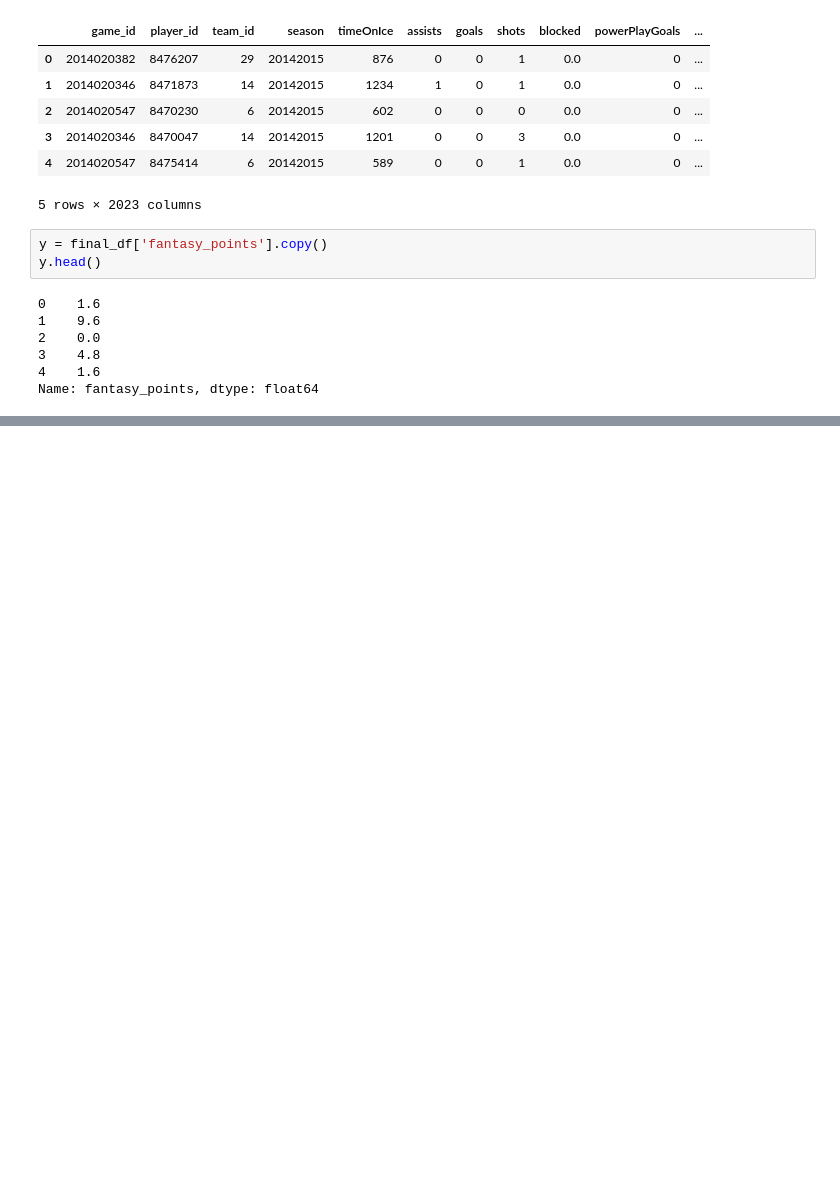
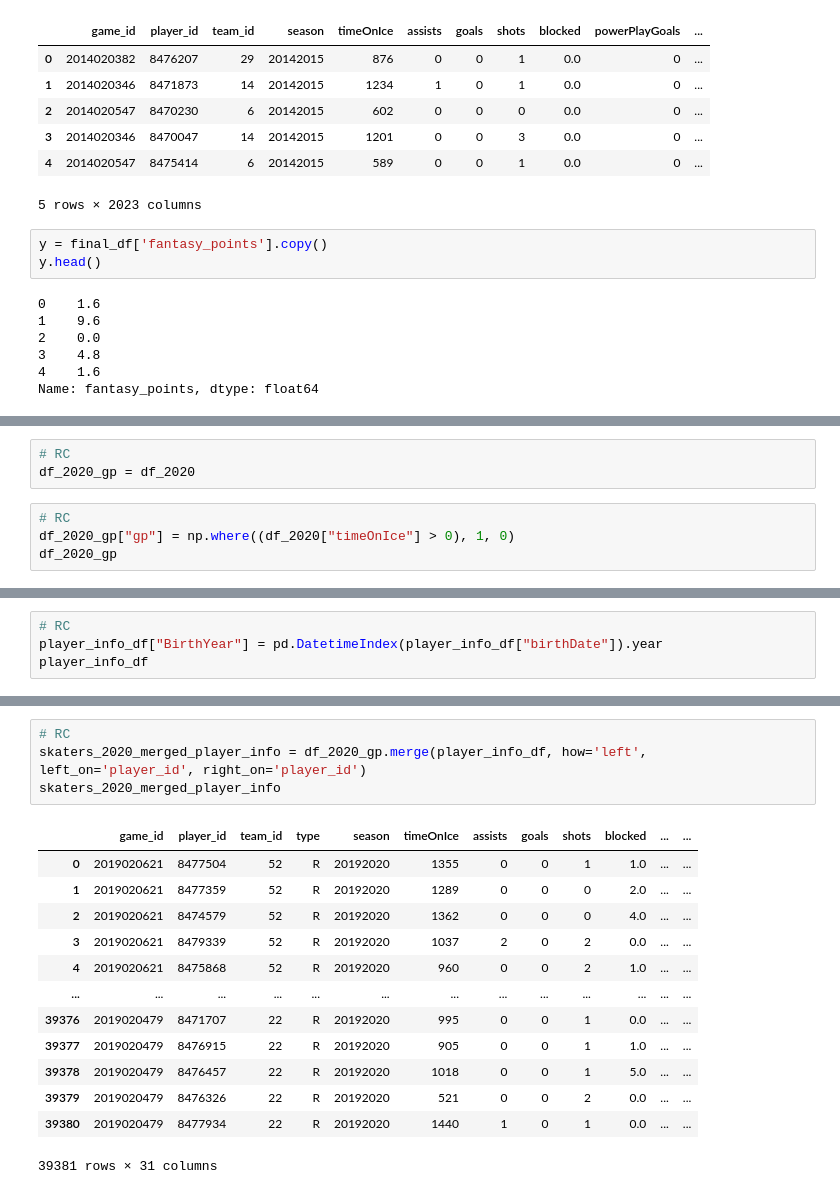
Before and after one commit to mattuzi17/ETL-Project, a Jupyter notebook: NHL_jupyternotebook.ipynb, the cells around one changed output, grey strips where cells are left out. Saved outputs shown, nothing was run; the diff lists cells and outputs as text; blank space fills up the shorter version.

```diff
--- a/NHL_jupyternotebook.ipynb
+++ b/NHL_jupyternotebook.ipynb
@@ -399,0 +567,7 @@ Name: fantasy_points, dtype: float64
+# %%
+# RC
+df_2020_gp = df_2020
+# %%
+# RC
+df_2020_gp["gp"] = np.where((df_2020["timeOnIce"] > 0), 1, 0)
+df_2020_gp
@@ -399,0 +643,4 @@ Name: fantasy_points, dtype: float64
+# %%
+# RC
+player_info_df["BirthYear"] = pd.DatetimeIndex(player_info_df["birthDate"]).year
+player_info_df
@@ -399,0 +679,18 @@ Name: fantasy_points, dtype: float64
+# %%
+# RC
+skaters_2020_merged_player_info = df_2020_gp.merge(player_info_df, how='left', left_on='player_id', right_on='player_id')
+skaters_2020_merged_player_info
+# %% [output]
+|  | game_id | player_id | team_id | type | season | timeOnIce | assists | goals | shots | blocked | ... | ... |
+| 0 | 2019020621 | 8477504 | 52 | R | 20192020 | 1355 | 0 | 0 | 1 | 1.0 | ... | ... |
+| 1 | 2019020621 | 8477359 | 52 | R | 20192020 | 1289 | 0 | 0 | 0 | 2.0 | ... | ... |
+| 2 | 2019020621 | 8474579 | 52 | R | 20192020 | 1362 | 0 | 0 | 0 | 4.0 | ... | ... |
+| 3 | 2019020621 | 8479339 | 52 | R | 20192020 | 1037 | 2 | 0 | 2 | 0.0 | ... | ... |
+| 4 | 2019020621 | 8475868 | 52 | R | 20192020 | 960 | 0 | 0 | 2 | 1.0 | ... | ... |
+| ... | ... | ... | ... | ... | ... | ... | ... | ... | ... | ... | ... | ... |
+| 39376 | 2019020479 | 8471707 | 22 | R | 20192020 | 995 | 0 | 0 | 1 | 0.0 | ... | ... |
+| 39377 | 2019020479 | 8476915 | 22 | R | 20192020 | 905 | 0 | 0 | 1 | 1.0 | ... | ... |
+| 39378 | 2019020479 | 8476457 | 22 | R | 20192020 | 1018 | 0 | 0 | 1 | 5.0 | ... | ... |
+| 39379 | 2019020479 | 8476326 | 22 | R | 20192020 | 521 | 0 | 0 | 2 | 0.0 | ... | ... |
+| 39380 | 2019020479 | 8477934 | 22 | R | 20192020 | 1440 | 1 | 0 | 1 | 0.0 | ... | ... |
+39381 rows × 31 columns
```
Also changed, not shown: parts of 47 cells of this notebook, 1 other file.
